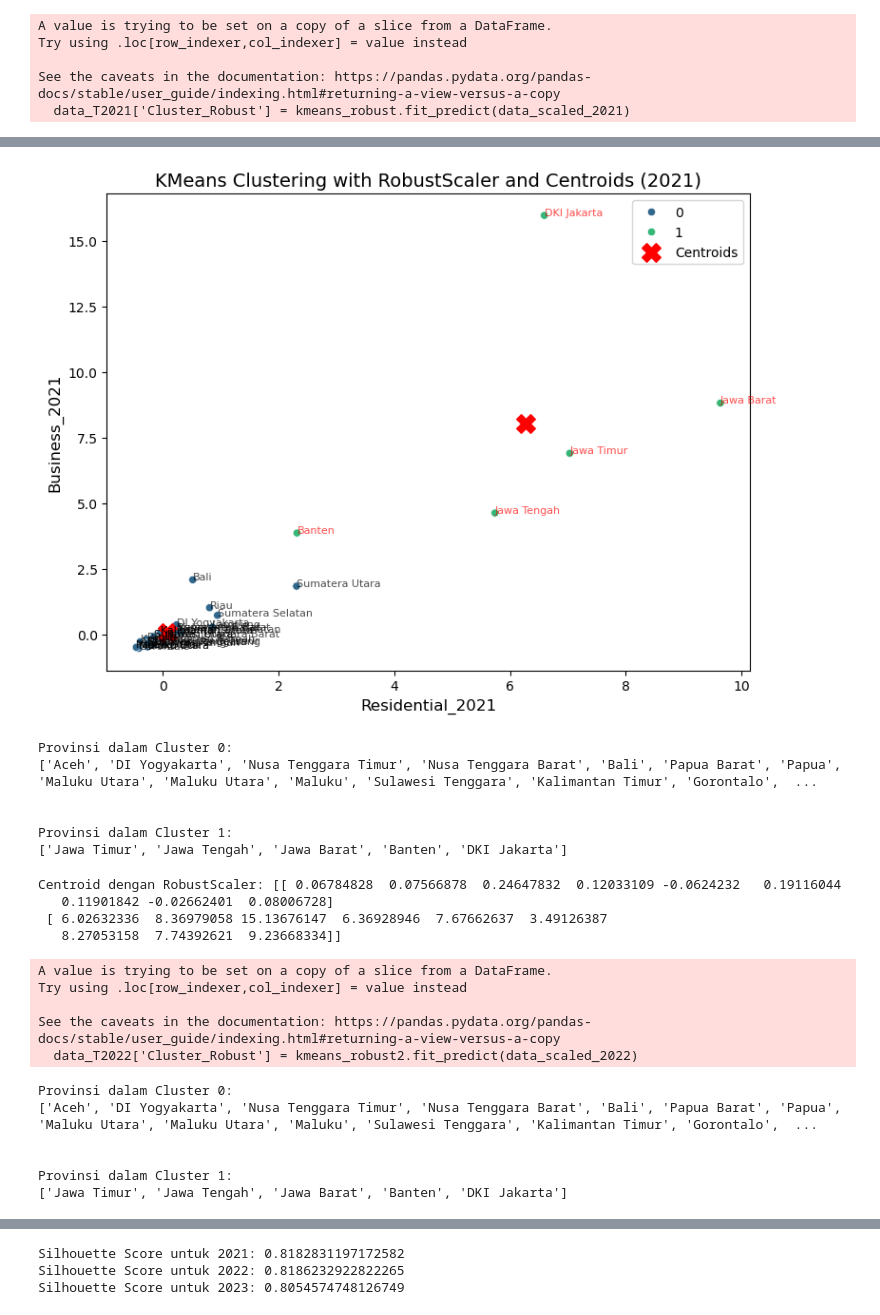
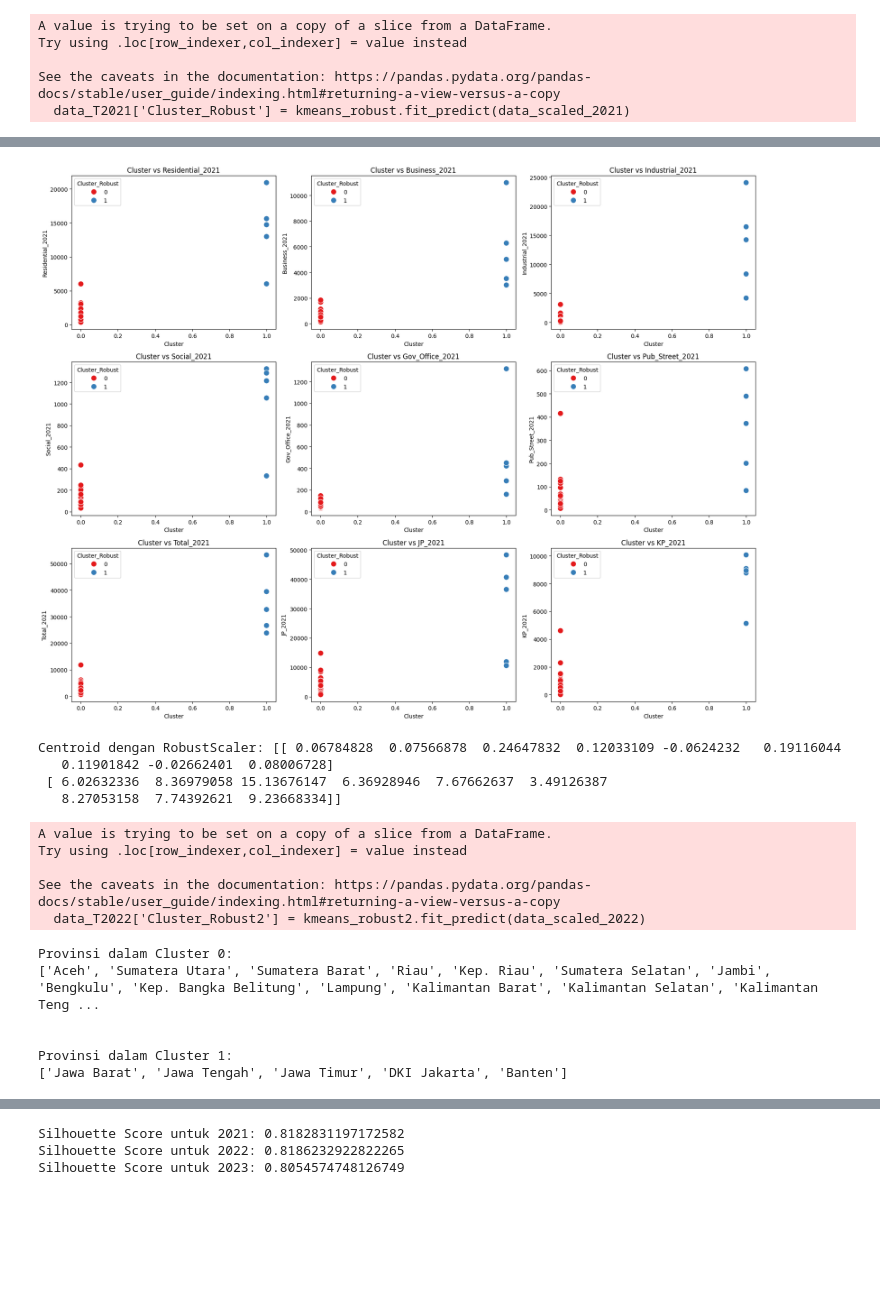
Before and after one commit to XQVWMM/konsumsi-listrik-notebook, a Jupyter notebook: Centroid.ipynb, the cells around one changed output, grey strips where cells are left out. Drawn from its saved outputs; the diff is of its cells as text; code cells hidden in the pictures; blank space fills up the shorter version.

```diff
--- a/Centroid.ipynb
+++ b/Centroid.ipynb
@@ -59,47 +53,27 @@ Provinsi dalam Cluster 1:
-# %%
-plt.figure(figsize=(8, 6))
-
-sns.scatterplot(x=data_scaled_2021_robust[:, 0], y=data_scaled_2021_robust[:, 1], hue=data_final['Cluster_Robust'], palette='viridis')
-plt.scatter(centroids_robust[:, 0], centroids_robust[:, 1], c='red', marker='X', label='Centroids', s=200)
-
-for i in range(len(data_final)):
-    if data_final['Cluster_Robust'][i] == 0:
-        plt.text(data_scaled_2021_robust[i, 0], data_scaled_2021_robust[i, 1], data_final['Province'][i], fontsize=8, color='black', alpha=0.7)
-    else:
-        plt.text(data_scaled_2021_robust[i, 0], data_scaled_2021_robust[i, 1], data_final['Province'][i], fontsize=8, color='red', alpha=0.7)
-
-plt.title('KMeans Clustering with RobustScaler and Centroids (2021)', fontsize=14)
-plt.xlabel('Residential_2021', fontsize=12)
-plt.ylabel('Business_2021', fontsize=12)
-plt.legend()
-plt.tight_layout()
-plt.show()
-
-provinsi_per_cluster_robust = data_final[['Province', 'Cluster_Robust']].sort_values(by='Cluster_Robust')
-
-# Print the provinces in each cluster
-for cluster in range(2):
-    print(f"Provinsi dalam Cluster {cluster}:")
-    print(provinsi_per_cluster_robust[provinsi_per_cluster_robust['Cluster_Robust'] == cluster]['Province'].tolist())
-    print("\n")
-# %% [output]
-[figure, removed]
-Provinsi dalam Cluster 0:
-['Aceh', 'DI Yogyakarta', 'Nusa Tenggara Timur', 'Nusa Tenggara Barat', 'Bali', 'Papua Barat', 'Papua', 'Maluku Utara', 'Maluku Utara', 'Maluku', 'Sulawesi Tenggara', 'Kalimantan Timur', 'Gorontalo',  ...
-
-
-Provinsi dalam Cluster 1:
-['Jawa Timur', 'Jawa Tengah', 'Jawa Barat', 'Banten', 'DKI Jakarta']
+# %%
+plt.figure(figsize=(18, 14))
+
+for i, feature in enumerate(features_2021, 1):
+    plt.subplot(3, 3, i)
+    sns.scatterplot(x='Cluster_Robust', y=feature, data=data_final, hue='Cluster_Robust', palette='Set1', s=100)
+    plt.title(f'Cluster vs {feature}')
+    plt.xlabel('Cluster')
+    plt.ylabel(f'{feature}')
+
+plt.tight_layout()
+plt.show()
+# %% [output]
+[figure, added]
 # %%
-features = ['Residential_2022', 'Business_2022', 'Industrial_2022', 'Social_2022', 'Gov_Office_2022', 'Pub_Street_2022', 'Total_2022', 'JP_2022', 'KP_2022']
+features2 = ['Residential_2022', 'Business_2022', 'Industrial_2022', 'Social_2022', 'Gov_Office_2022', 'Pub_Street_2022', 'Total_2022', 'JP_2022', 'KP_2022']
 
-data_T2022 = data_final[features]
+data_T2022 = data_final[features2]
 
 robust_scaler2 = RobustScaler()
 data_scaled_2022 = robust_scaler2.fit_transform(data_T2022)
 
 kmeans_robust2 = KMeans(n_clusters=2, random_state=45)
-data_T2022['Cluster_Robust'] = kmeans_robust2.fit_predict(data_scaled_2022)
+data_T2022['Cluster_Robust2'] = kmeans_robust2.fit_predict(data_scaled_2022)
 
 centroids_robust2 = kmeans_robust2.cluster_centers_
 print("Centroid dengan RobustScaler:", centroids_robust2)
@@ -112,19 +86,19 @@ A value is trying to be set on a copy of a slice from a DataFrame.
 Try using .loc[row_indexer,col_indexer] = value instead
 
 See the caveats in the documentation: https://pandas.pydata.org/pandas-docs/stable/user_guide/indexing.html#returning-a-view-versus-a-copy
-  data_T2022['Cluster_Robust'] = kmeans_robust2.fit_predict(data_scaled_2022)
+  data_T2022['Cluster_Robust2'] = kmeans_robust2.fit_predict(data_scaled_2022)
 # %%
-data_final['Cluster_Robust'] = kmeans_robust2.fit_predict(data_scaled_2022)
-provinsi_per_cluster2 = data_final[['Province', 'Cluster_Robust']].sort_values(by='Cluster_Robust')
+data_final['Cluster_Robust2'] = kmeans_robust2.fit_predict(data_scaled_2022)
+provinsi_per_cluster2 = data_final[['Province', 'Cluster_Robust2']].sort_values(by='Cluster_Robust2')
 
 for cluster in range(2):
     print(f"Provinsi dalam Cluster {cluster}:")
-    print(provinsi_per_cluster2[provinsi_per_cluster2['Cluster_Robust'] == cluster]['Province'].tolist())
+    print(provinsi_per_cluster2[provinsi_per_cluster2['Cluster_Robust2'] == cluster]['Province'].tolist())
     print("\n")
 # %% [output]
 Provinsi dalam Cluster 0:
-['Aceh', 'DI Yogyakarta', 'Nusa Tenggara Timur', 'Nusa Tenggara Barat', 'Bali', 'Papua Barat', 'Papua', 'Maluku Utara', 'Maluku Utara', 'Maluku', 'Sulawesi Tenggara', 'Kalimantan Timur', 'Gorontalo',  ...
+['Aceh', 'Sumatera Utara', 'Sumatera Barat', 'Riau', 'Kep. Riau', 'Sumatera Selatan', 'Jambi', 'Bengkulu', 'Kep. Bangka Belitung', 'Lampung', 'Kalimantan Barat', 'Kalimantan Selatan', 'Kalimantan Teng ...
 
 
 Provinsi dalam Cluster 1:
-['Jawa Timur', 'Jawa Tengah', 'Jawa Barat', 'Banten', 'DKI Jakarta']
+['Jawa Barat', 'Jawa Tengah', 'Jawa Timur', 'DKI Jakarta', 'Banten']
```
Also changed, not shown: parts of 14 cells of this notebook.
